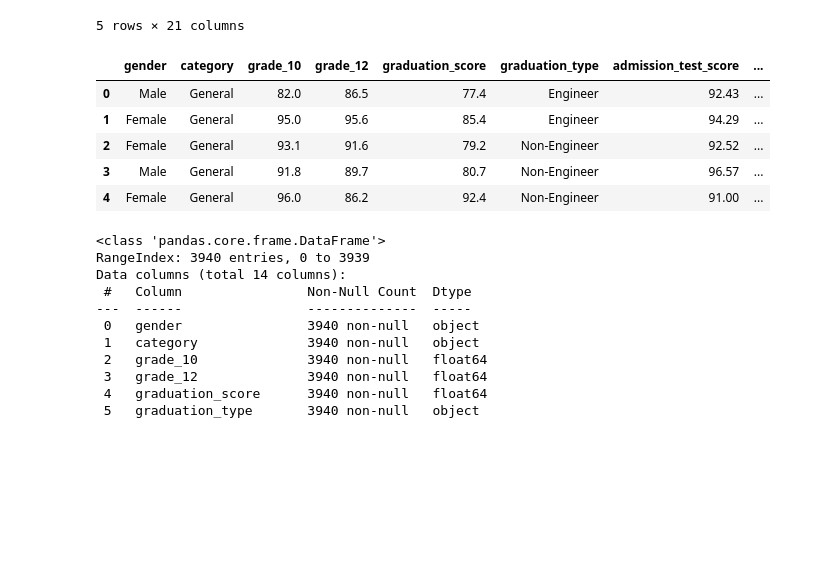
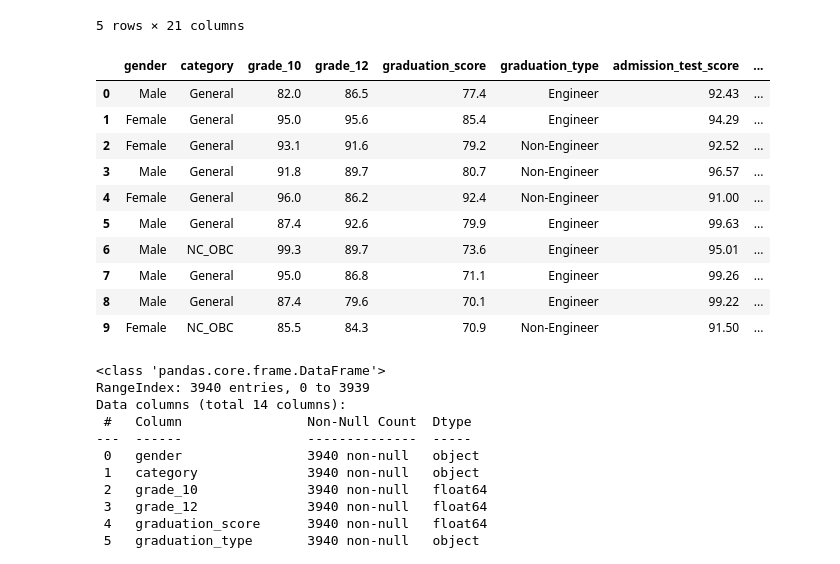
Before and after one commit to ps2122/university_shortlist_prediction_repo, a Jupyter notebook: pipeline_trial.ipynb, the cells around one changed output. Cells and saved outputs as stored; diff of their text form; code cells hidden in the pictures; blank space fills up the shorter version.

```diff
--- a/pipeline_trial.ipynb
+++ b/pipeline_trial.ipynb
@@ -43,14 +43,19 @@ df.head(5)
 df = df.drop(['sr_no', 'admit_uni_1', 'admit_uni_2', 'admit_uni_3', 'admit_uni_4', 'admit_uni_5', 'admit_uni_6'], axis=1)
 df = df.dropna().copy()
 # %%
-df.head(5)
+df.head(10)
 # %% [output]
 |  | gender | category | grade_10 | grade_12 | graduation_score | graduation_type | admission_test_score | ... |
 | 0 | Male | General | 82.0 | 86.5 | 77.4 | Engineer | 92.43 | ... |
 | 1 | Female | General | 95.0 | 95.6 | 85.4 | Engineer | 94.29 | ... |
 | 2 | Female | General | 93.1 | 91.6 | 79.2 | Non-Engineer | 92.52 | ... |
 | 3 | Male | General | 91.8 | 89.7 | 80.7 | Non-Engineer | 96.57 | ... |
 | 4 | Female | General | 96.0 | 86.2 | 92.4 | Non-Engineer | 91.00 | ... |
+| 5 | Male | General | 87.4 | 92.6 | 79.9 | Engineer | 99.63 | ... |
+| 6 | Male | NC_OBC | 99.3 | 89.7 | 73.6 | Engineer | 95.01 | ... |
+| 7 | Male | General | 95.0 | 86.8 | 71.1 | Engineer | 99.26 | ... |
+| 8 | Male | General | 87.4 | 79.6 | 70.1 | Engineer | 99.22 | ... |
+| 9 | Female | NC_OBC | 85.5 | 84.3 | 70.9 | Non-Engineer | 91.50 | ... |
 # %%
 df.info()
 # %% [output]
```
Also changed, not shown: parts of 17 cells of this notebook, 3 other files.
